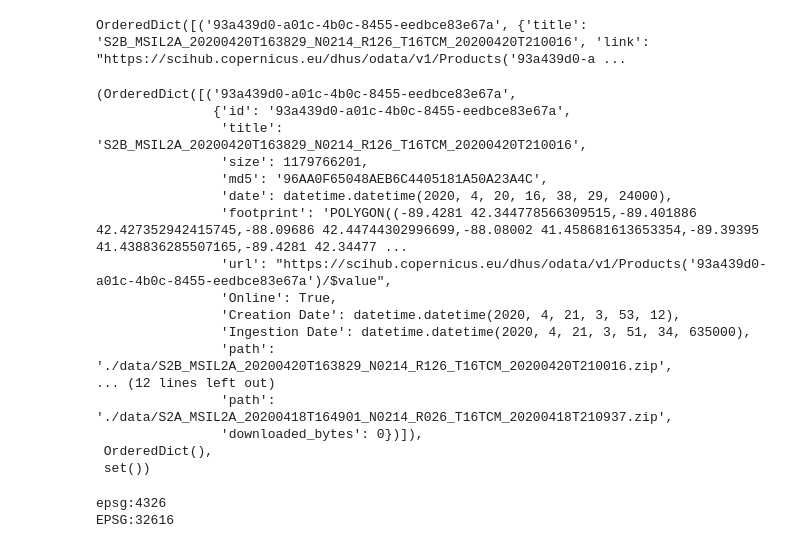
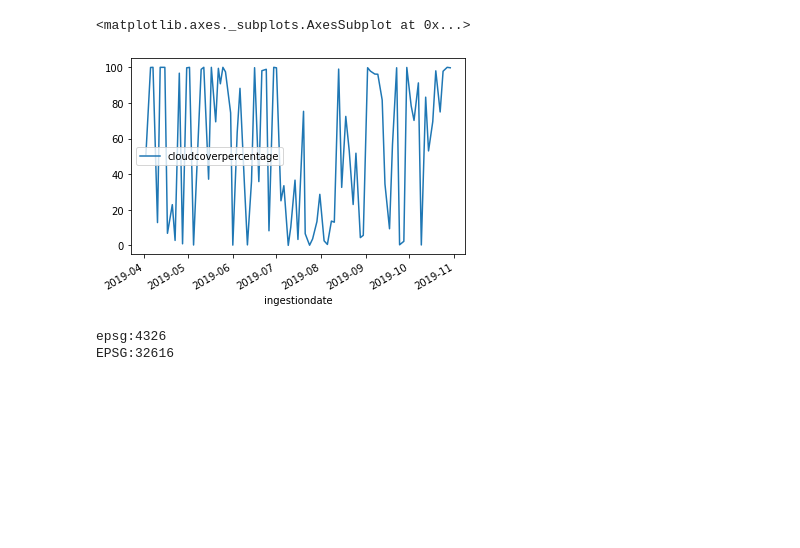
Before and after one commit to biguscj7/Farm_NDVI, a Jupyter notebook: project_files/notebooks/geodata3.ipynb, the cells around one changed output. Cells and saved outputs as stored; diff of their text form; code cells hidden in the pictures; blank space fills up the shorter version.

Commit message:
Iterating on processing available images.
Updated README.md with new stuff to do.

```diff
--- a/project_files/notebooks/geodata3.ipynb
+++ b/project_files/notebooks/geodata3.ipynb
@@ -17,37 +25,22 @@ PW = 'ZFknqZ3^44&&VGek'
 # %%
-api = SentinelAPI(USER, PW, api_url='https://scihub.copernicus.eu/dhus')
-
-footprint = geojson_to_wkt(read_geojson('grazing.json'))
 products = api.query(footprint,
                      area_relation='Contains',
-                     date=('20200417', '20200421'),
+                     date=('20190401', '20191031'),
                      platformname='Sentinel-2',
                      processinglevel='Level-2A')
 
-print(products)
+#pp(products)
-# %% [output]
-OrderedDict([('93a439d0-a01c-4b0c-8455-eedbce83e67a', {'title': 'S2B_MSIL2A_20200420T163829_N0214_R126_T16TCM_20200420T210016', 'link': "https://scihub.copernicus.eu/dhus/odata/v1/Products('93a439d0-a ...
+# %%
+product_gdf = api.to_geodataframe(products)
+# %%
+product_gdf['ingestiondate'] = pd.to_datetime(product_gdf['ingestiondate'], format='%Y-%m-%d %H:%M:%S.%f')
+# %%
+date_cloud = product_gdf[['ingestiondate', 'cloudcoverpercentage']]
+# %%
+date_cloud.plot(x='ingestiondate', y='cloudcoverpercentage', kind='line')
+# %% [output]
+<matplotlib.axes._subplots.AxesSubplot at 0x...>
+[figure, added]
 # %%
-products_gdf = api.to_geodataframe(products)
 products_gdf_sorted = products_gdf.sort_values(['ingestiondate'], ascending=[False])
 products_gdf_sorted = products_gdf_sorted.head(1)
-
-api.download_all(products, directory_path='./data/')
-# %% [output]
-(OrderedDict([('93a439d0-a01c-4b0c-8455-eedbce83e67a',
-               {'id': '93a439d0-a01c-4b0c-8455-eedbce83e67a',
-                'title': 'S2B_MSIL2A_20200420T163829_N0214_R126_T16TCM_20200420T210016',
-                'size': 1179766201,
-                'md5': '96AA0F65048AEB6C4405181A50A23A4C',
-                'date': datetime.datetime(2020, 4, 20, 16, 38, 29, 24000),
-                'footprint': 'POLYGON((-89.4281 42.344778566309515,-89.401886 42.427352942415745,-88.09686 42.44744302996699,-88.08002 41.458681613653354,-89.39395 41.438836285507165,-89.4281 42.34477 ...
-                'url': "https://scihub.copernicus.eu/dhus/odata/v1/Products('93a439d0-a01c-4b0c-8455-eedbce83e67a')/$value",
-                'Online': True,
-                'Creation Date': datetime.datetime(2020, 4, 21, 3, 53, 12),
-                'Ingestion Date': datetime.datetime(2020, 4, 21, 3, 51, 34, 635000),
-                'path': './data/S2B_MSIL2A_20200420T163829_N0214_R126_T16TCM_20200420T210016.zip',
-... (12 lines left out)
-                'path': './data/S2A_MSIL2A_20200418T164901_N0214_R026_T16TCM_20200418T210937.zip',
-                'downloaded_bytes': 0})]),
- OrderedDict(),
- set())
```
Also changed, not shown: parts of 4 cells of this notebook, 2 other files.
